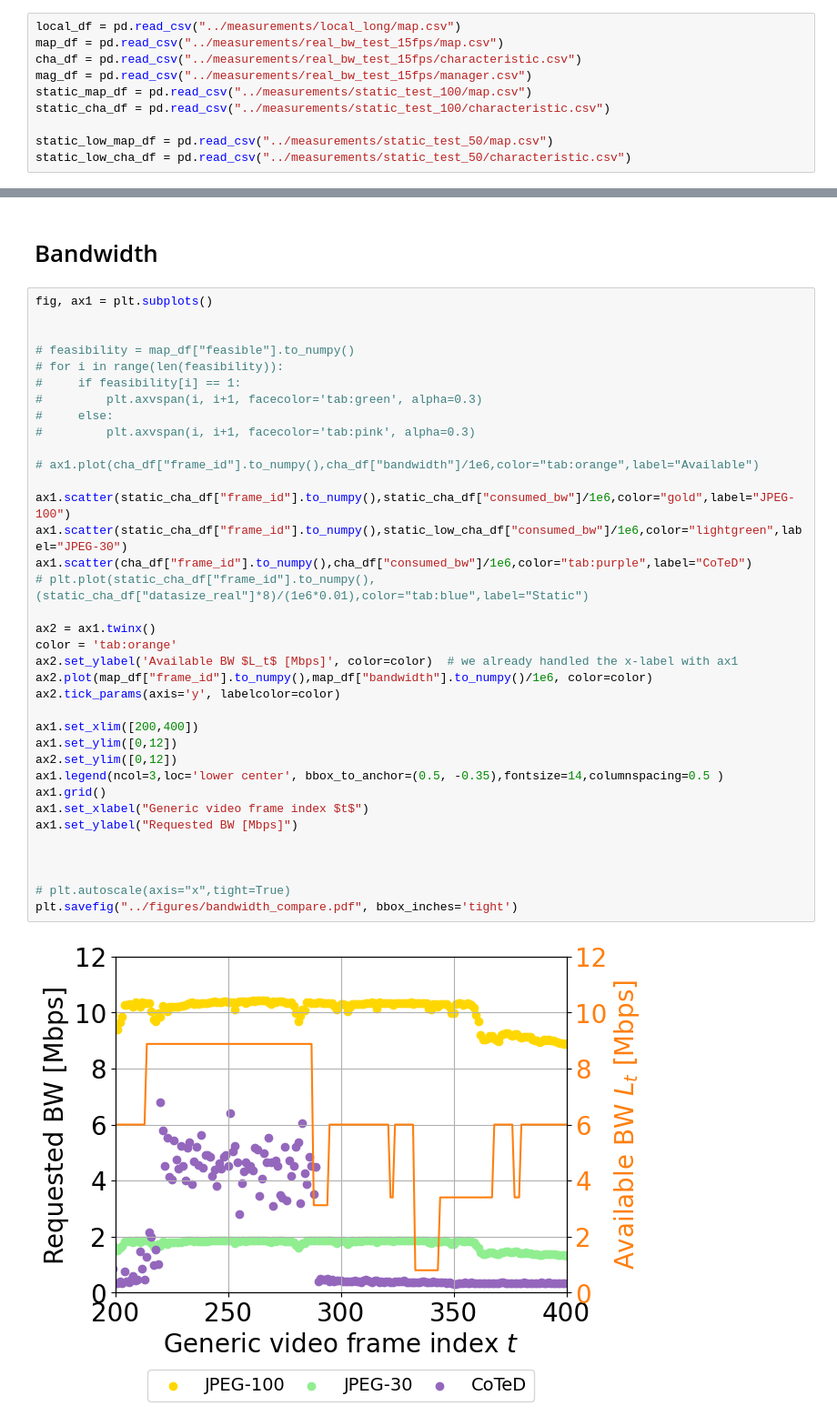
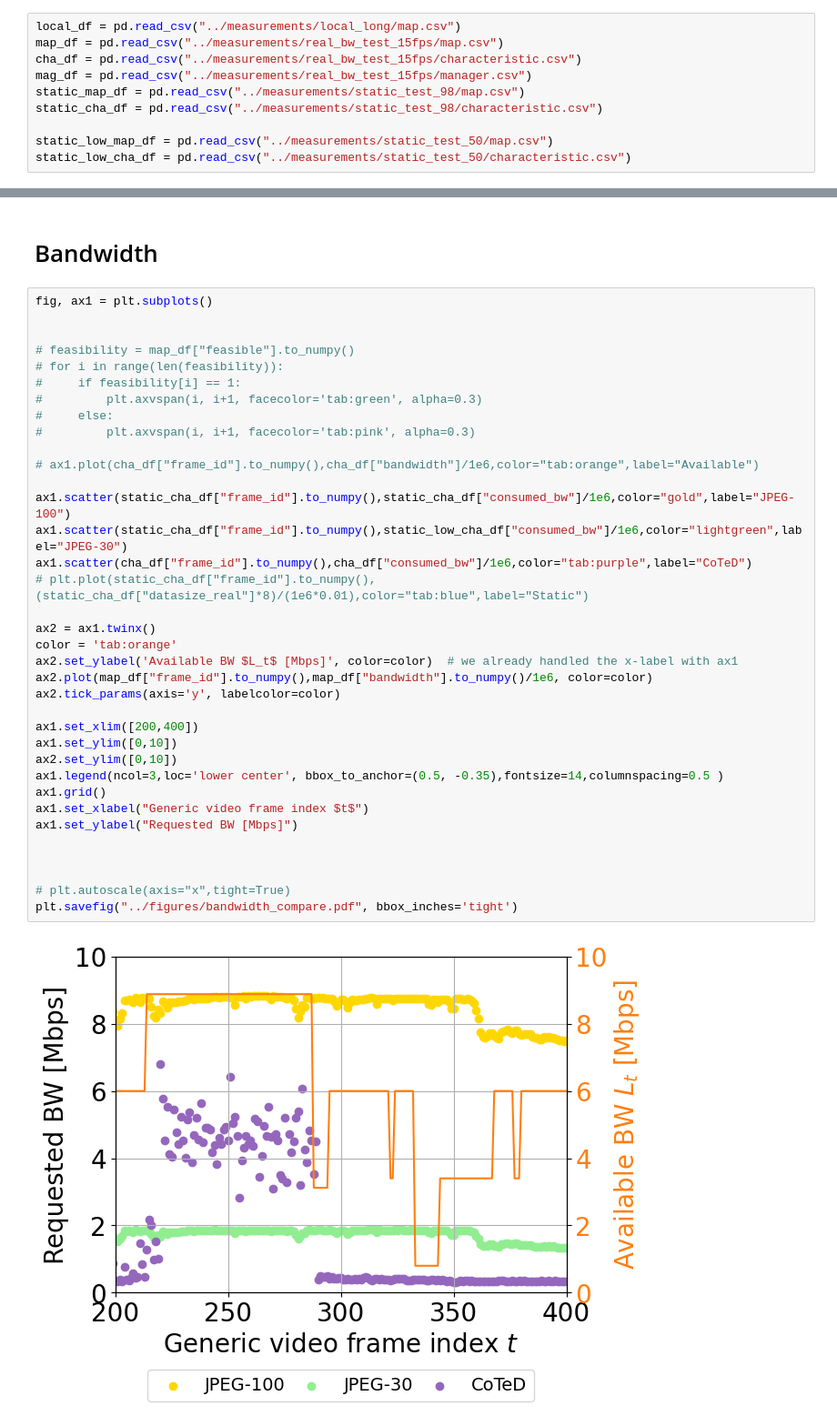
Before and after one commit to Rexyyj/split_DNN_framework, a Jupyter notebook: dynamic_framework_v2/plots/map_drop_journal_compare.ipynb, the cells around one changed output, grey strips where cells are left out. Shown at 91% size. Drawn from its saved outputs; the diff is of its cells as text.

```diff
--- a/dynamic_framework_v2/plots/map_drop_journal_compare.ipynb
+++ b/dynamic_framework_v2/plots/map_drop_journal_compare.ipynb
@@ -12,8 +12,8 @@ local_df = pd.read_csv("../measurements/local_long/map.csv")
 map_df = pd.read_csv("../measurements/real_bw_test_15fps/map.csv")
 cha_df = pd.read_csv("../measurements/real_bw_test_15fps/characteristic.csv")
 mag_df = pd.read_csv("../measurements/real_bw_test_15fps/manager.csv")
-static_map_df = pd.read_csv("../measurements/static_test_100/map.csv")
-static_cha_df = pd.read_csv("../measurements/static_test_100/characteristic.csv")
+static_map_df = pd.read_csv("../measurements/static_test_98/map.csv")
+static_cha_df = pd.read_csv("../measurements/static_test_98/characteristic.csv")
 
 static_low_map_df = pd.read_csv("../measurements/static_test_50/map.csv")
 static_low_cha_df = pd.read_csv("../measurements/static_test_50/characteristic.csv")
@@ -163,33 +163,33 @@ fig, ax1 = plt.subplots()
 # for i in range(len(feasibility)):
 #     if feasibility[i] == 1:
 #         plt.axvspan(i, i+1, facecolor='tab:green', alpha=0.3)
 #     else:
 #         plt.axvspan(i, i+1, facecolor='tab:pink', alpha=0.3)
 
 # ax1.plot(cha_df["frame_id"].to_numpy(),cha_df["bandwidth"]/1e6,color="tab:orange",label="Available")
 
 ax1.scatter(static_cha_df["frame_id"].to_numpy(),static_cha_df["consumed_bw"]/1e6,color="gold",label="JPEG-100")
 ax1.scatter(static_cha_df["frame_id"].to_numpy(),static_low_cha_df["consumed_bw"]/1e6,color="lightgreen",label="JPEG-30")
 ax1.scatter(cha_df["frame_id"].to_numpy(),cha_df["consumed_bw"]/1e6,color="tab:purple",label="CoTeD")
 # plt.plot(static_cha_df["frame_id"].to_numpy(),(static_cha_df["datasize_real"]*8)/(1e6*0.01),color="tab:blue",label="Static")
 
 ax2 = ax1.twinx()
 color = 'tab:orange'
 ax2.set_ylabel('Available BW $L_t$ [Mbps]', color=color)  # we already handled the x-label with ax1
 ax2.plot(map_df["frame_id"].to_numpy(),map_df["bandwidth"].to_numpy()/1e6, color=color)
 ax2.tick_params(axis='y', labelcolor=color)
 
 ax1.set_xlim([200,400])
-ax1.set_ylim([0,12])
-ax2.set_ylim([0,12])
+ax1.set_ylim([0,10])
+ax2.set_ylim([0,10])
 ax1.legend(ncol=3,loc='lower center', bbox_to_anchor=(0.5, -0.35),fontsize=14,columnspacing=0.5 )
 ax1.grid()
 ax1.set_xlabel("Generic video frame index $t$")
 ax1.set_ylabel("Requested BW [Mbps]")
 
 
 
 # plt.autoscale(axis="x",tight=True)
 plt.savefig("../figures/bandwidth_compare.pdf", bbox_inches='tight')
 # %% [output]
-[figure, old version]
+[figure, new version]
```
Also changed, not shown: parts of 12 cells of this notebook, 8 other files.
